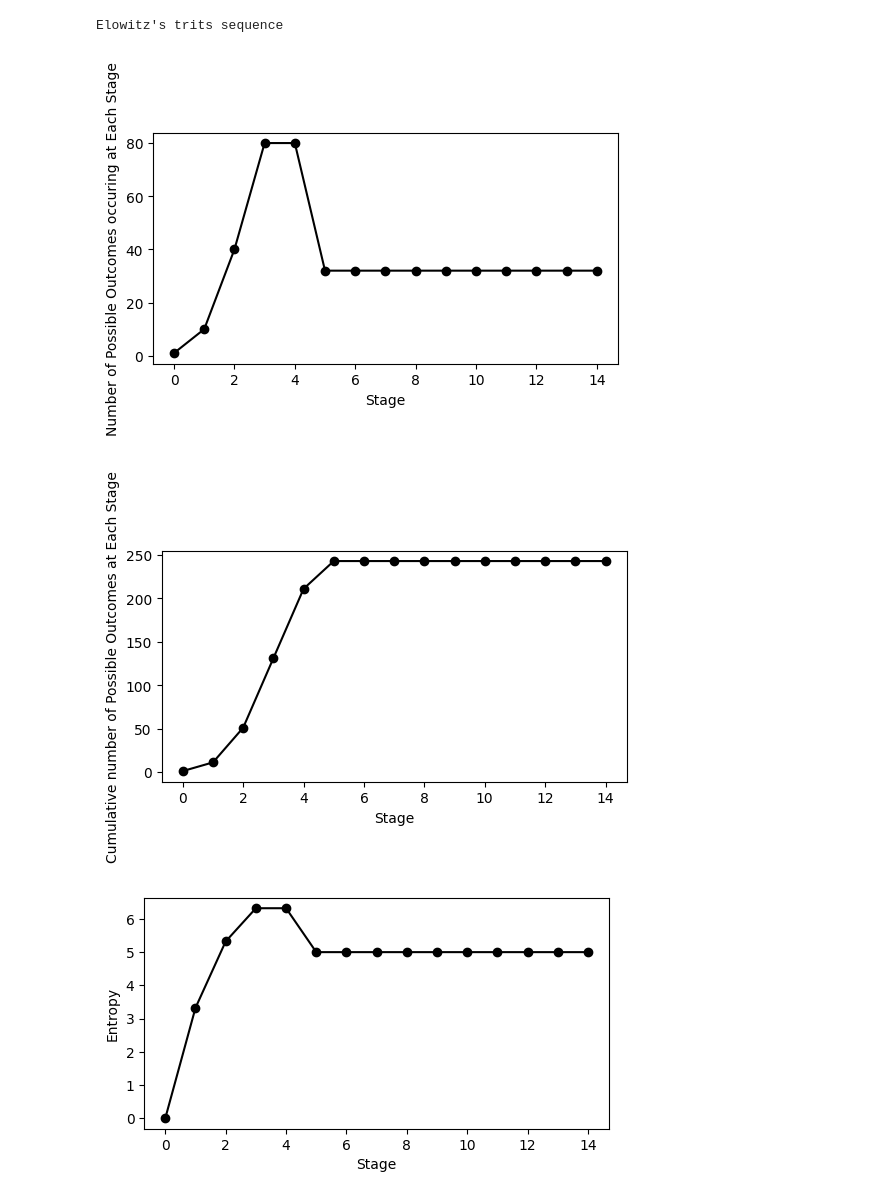
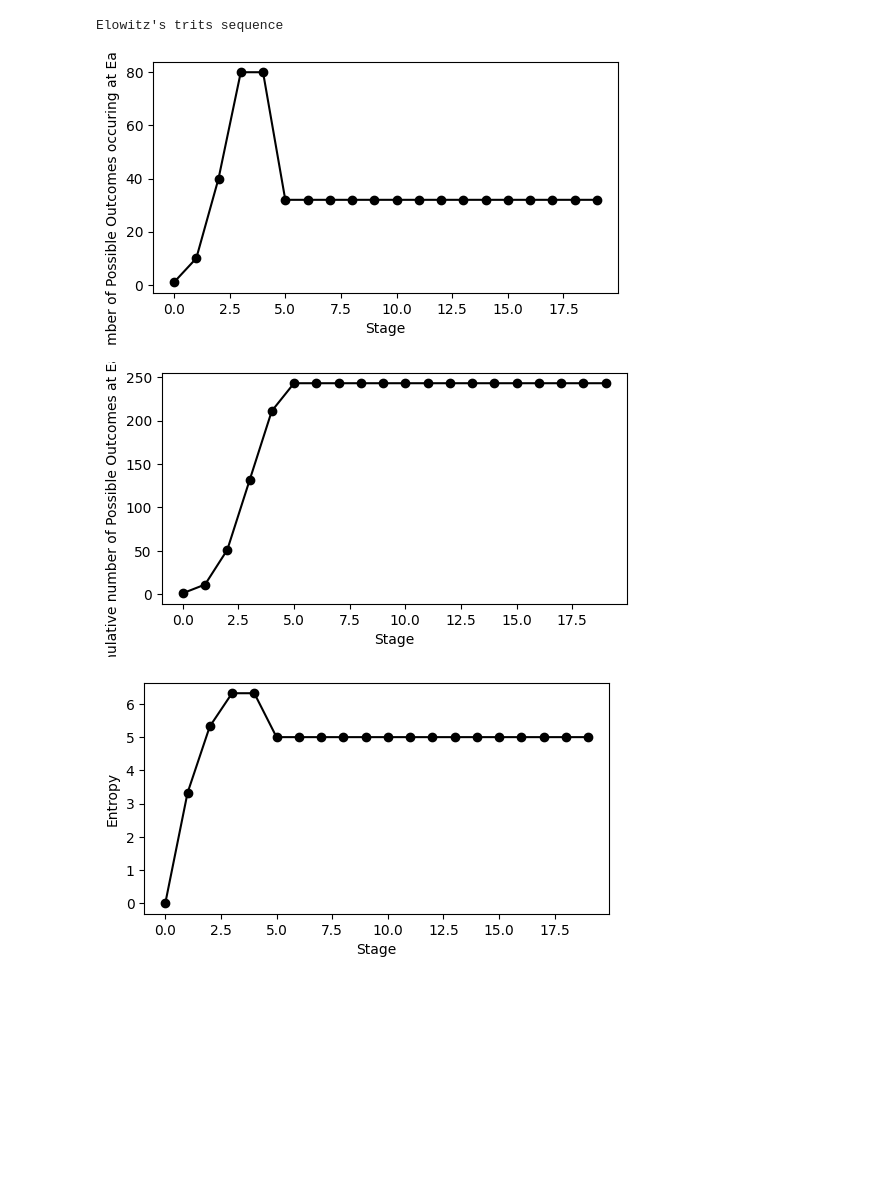
Before and after one commit to ThomasPanYongling/DNA-Recombinase-Stage-2, a Jupyter notebook: Comparison.ipynb, the cells around one changed output. Saved outputs shown, nothing was run; the diff lists cells and outputs as text; code cells hidden in the pictures; blank space fills up the shorter version.

```diff
--- a/Comparison.ipynb
+++ b/Comparison.ipynb
@@ -374,3 +338,44 @@ def plot_ranked_probabilities(outcome_list):
+# %%
+# Visualisation function to plot ranked probability distributions after each recombination event
+def plot_ranked_probabilities(outcome_list):
+    num_stages = len(outcome_list)
+    fig, axes = plt.subplots(num_stages, 3, figsize=(18, 4 * num_stages), squeeze=False)
+    plot_types = ['Linear Scale', 'Log-Y Scale', 'Log-Log Scale']
+
+    for stage in range(num_stages):
+        probs = np.array(sorted(outcome_list[stage].values(), reverse=True))
+        ranks = np.arange(1, len(probs) + 1)
+
+        # Linear scale
+        axes[stage, 0].plot(ranks, probs, marker='o', linestyle='-', color='r')
+        axes[stage, 0].set_xlabel('Rank')
+        axes[stage, 0].set_ylabel('Probability')
+        axes[stage, 0].set_yscale('linear')
+        if stage == 0:
+            axes[stage, 0].set_title(plot_types[0])
+
+        # Log-y scale
+        axes[stage, 1].plot(ranks, probs, marker='o', linestyle='-', color='g')
+        axes[stage, 1].set_xlabel('Rank')
+        axes[stage, 1].set_ylabel('Probability')
+        axes[stage, 1].set_yscale('log')
+        if stage == 0:
+            axes[stage, 1].set_title(plot_types[1])
+
+        # Log-log scale
+        axes[stage, 2].plot(ranks, probs, marker='o', linestyle='-', color='b')
+        axes[stage, 2].set_xlabel('Rank')
+        axes[stage, 2].set_ylabel('Probability')
+        axes[stage, 2].set_yscale('log')
+        axes[stage, 2].set_xscale('log')
+        if stage == 0:
+            axes[stage, 2].set_title(plot_types[2])
+
+        # Optional: add row labels for stages
+        axes[stage, 0].set_ylabel(f'Probability\n(Stage {stage})')
+
+    plt.tight_layout()
+    plt.show()
 # %%
 # Visualisation function to plot the probabilities sum and entropy of outcomes at each stage
 def plot_probabilities(outcome_list, numberofevents=5,rank=0):
@@ -421,6 +428,6 @@ def plot_probabilities(outcome_list, numberofevents=5,rank=0):
 # %%
 #Centrally tune the number of events
-numberofevents=15
+numberofevents=20
 # %%
 #A function that packs the probability calculation and plotting functions together, takes a DNA sequence, a pool of pairs, and the number of events, and returns the outcome lists
 def run_probability_calculation_and_plot_IS110(DNA_sequence, pairs_pool, numberofevents=numberofevents, print_output=0, print_T=0,rank=0,plot=0):
@@ -497,34 +486,34 @@ DNA_sequence_Elowitzstrits=[
 
 # # Group 8
 # 'VV', 'omicron', 'o',
 # 'WW', 'O', 'OMICRON',
 # 'XX', 'pi', 'p',
 
 # # Group 9
 # 'YY', 'rho', 'q',
 # 'ZZ', 'Q', 'RHO',
 # 'AAA', 'sigma', 'r',
 
 # # Group 10
 # 'BBB', 'tau', 's',
 # 'CCC', 'S', 'TAU',
 # 'DDD', 'upsilon', 't'
 ]
 
 pairs_pool_Elowitzstrits=[(['A','ALPHA'],['B','BETA']),
 (['C','GAMMA'],['D','DELTA']),
 (['E','EPSILON'],['F','ZETA']),
 (['G','ETA'],['H','THETA']),
 (['I','IOTA'],['J','KAPPA'])
 # (['K','LAMBDA'],['L','MU']),
 # (['M','NU'],['N','XI']),
 # (['O','OMICRON'],['P','PI']),
 # (['Q','RHO'],['R','SIGMA']),
 # (['S','TAU'],['T','UPSILON'])
 ]
-outcome_list=run_probability_calculation_and_plot_IS110(DNA_sequence_Elowitzstrits, pairs_pool_Elowitzstrits,  plot=1,rank=1)
+outcome_list_Elowitzstrits=run_probability_calculation_and_plot_IS110(DNA_sequence_Elowitzstrits, pairs_pool_Elowitzstrits,  plot=1,rank=1)
 # %% [output]
 Elowitz's trits sequence
-[figure, old version]
+[figure, new version]
-[figure, old version]
+[figure, new version]
-[figure, old version]
+[figure, new version]
```
Also changed, not shown: parts of 11 cells of this notebook, 5 other files.
